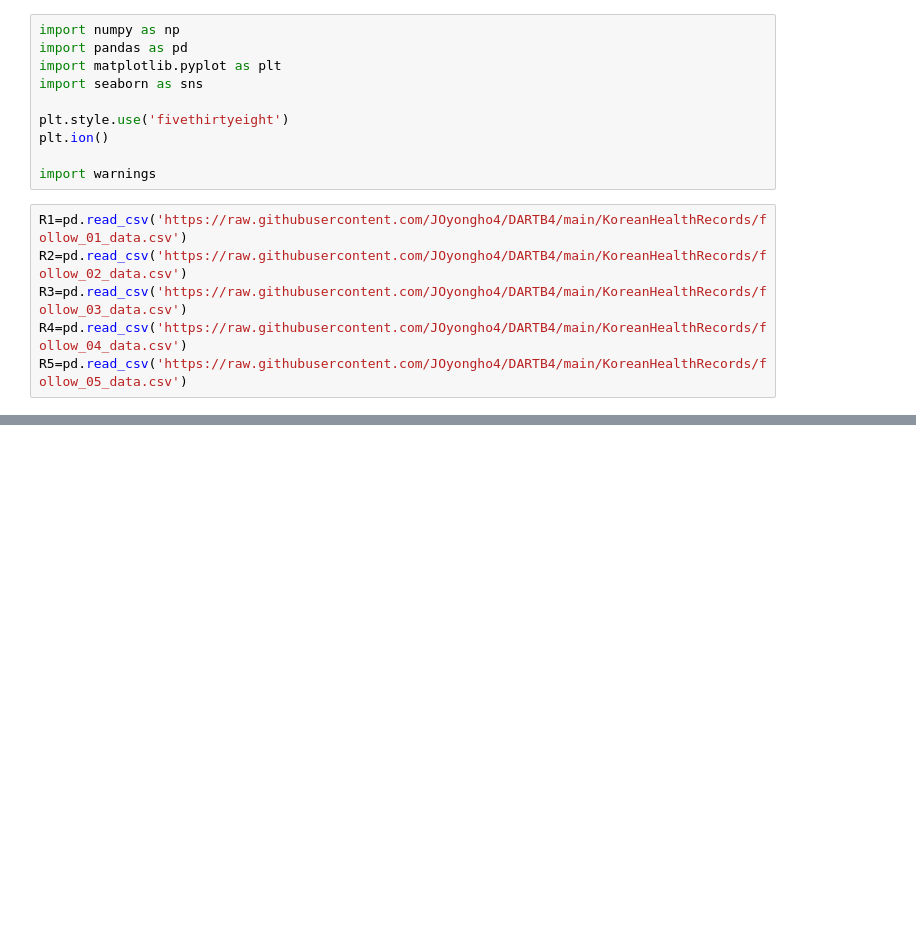
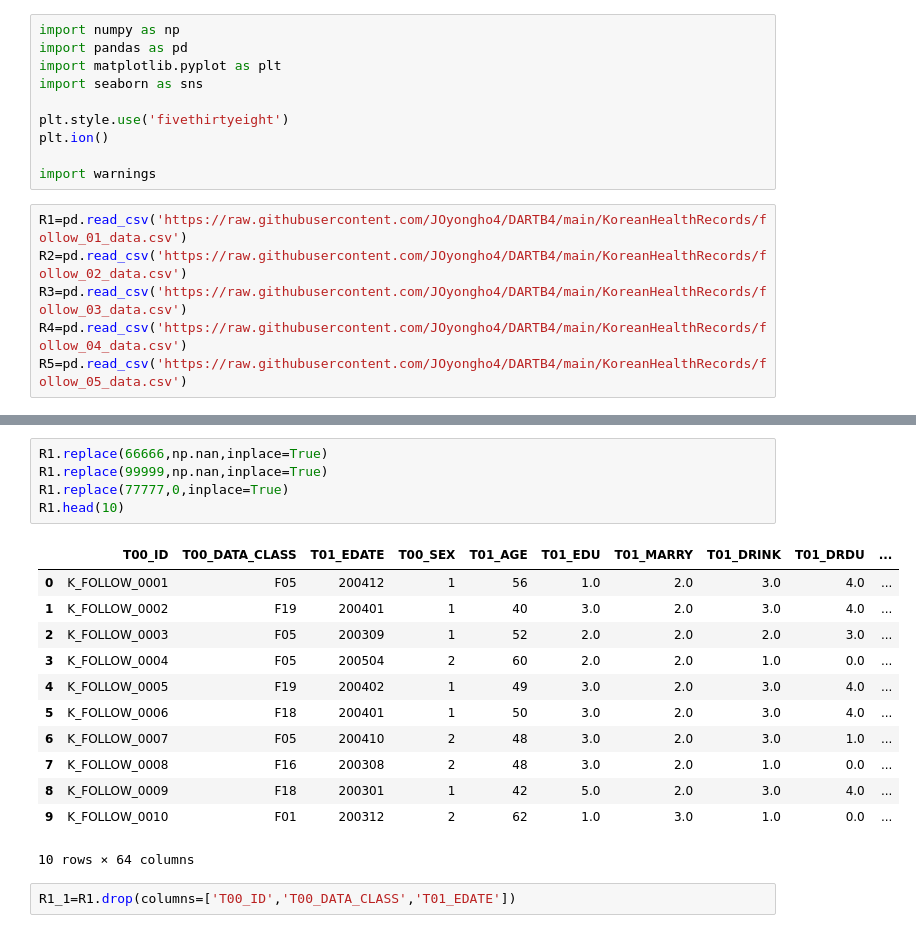
Before and after one commit to JOyongho4/DARTB4, a Jupyter notebook: KoreanHealthRecords.ipynb, the cells around one changed output, grey strips where cells are left out. Drawn from its saved outputs; the diff is of its cells as text; blank space fills up the shorter version.

```diff
--- a/KoreanHealthRecords.ipynb
+++ b/KoreanHealthRecords.ipynb
@@ -55,0 +88,20 @@ R5=pd.read_csv('https://raw.githubusercontent.com/JOyongho4/DARTB4/main/KoreanHe
+# %%
+R1.replace(66666,np.nan,inplace=True)
+R1.replace(99999,np.nan,inplace=True)
+R1.replace(77777,0,inplace=True)
+R1.head(10)
+# %% [output]
+|  | T00_ID | T00_DATA_CLASS | T01_EDATE | T00_SEX | T01_AGE | T01_EDU | T01_MARRY | T01_DRINK | T01_DRDU | ... |
+| 0 | K_FOLLOW_0001 | F05 | 200412 | 1 | 56 | 1.0 | 2.0 | 3.0 | 4.0 | ... |
+| 1 | K_FOLLOW_0002 | F19 | 200401 | 1 | 40 | 3.0 | 2.0 | 3.0 | 4.0 | ... |
+| 2 | K_FOLLOW_0003 | F05 | 200309 | 1 | 52 | 2.0 | 2.0 | 2.0 | 3.0 | ... |
+| 3 | K_FOLLOW_0004 | F05 | 200504 | 2 | 60 | 2.0 | 2.0 | 1.0 | 0.0 | ... |
+| 4 | K_FOLLOW_0005 | F19 | 200402 | 1 | 49 | 3.0 | 2.0 | 3.0 | 4.0 | ... |
+| 5 | K_FOLLOW_0006 | F18 | 200401 | 1 | 50 | 3.0 | 2.0 | 3.0 | 4.0 | ... |
+| 6 | K_FOLLOW_0007 | F05 | 200410 | 2 | 48 | 3.0 | 2.0 | 3.0 | 1.0 | ... |
+| 7 | K_FOLLOW_0008 | F16 | 200308 | 2 | 48 | 3.0 | 2.0 | 1.0 | 0.0 | ... |
+| 8 | K_FOLLOW_0009 | F18 | 200301 | 1 | 42 | 5.0 | 2.0 | 3.0 | 4.0 | ... |
+| 9 | K_FOLLOW_0010 | F01 | 200312 | 2 | 62 | 1.0 | 3.0 | 1.0 | 0.0 | ... |
+10 rows × 64 columns
+# %%
+R1_1=R1.drop(columns=['T00_ID','T00_DATA_CLASS','T01_EDATE'])
```
Also changed, not shown: parts of 4 cells of this notebook.
